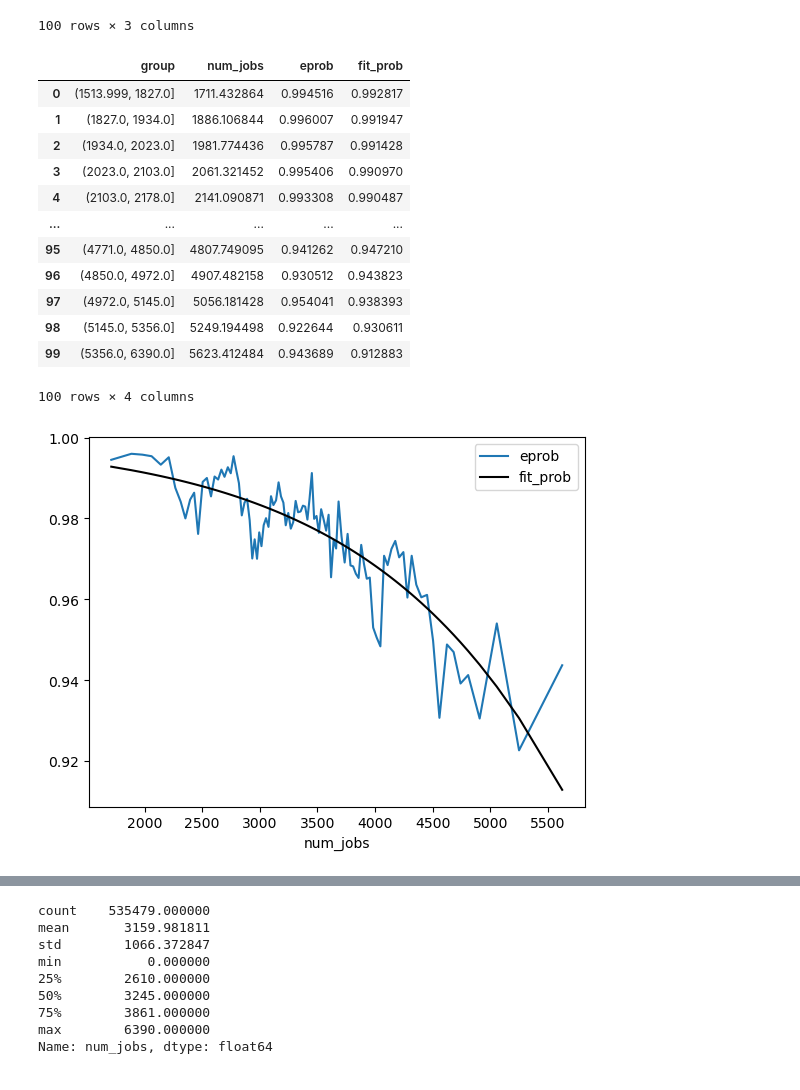
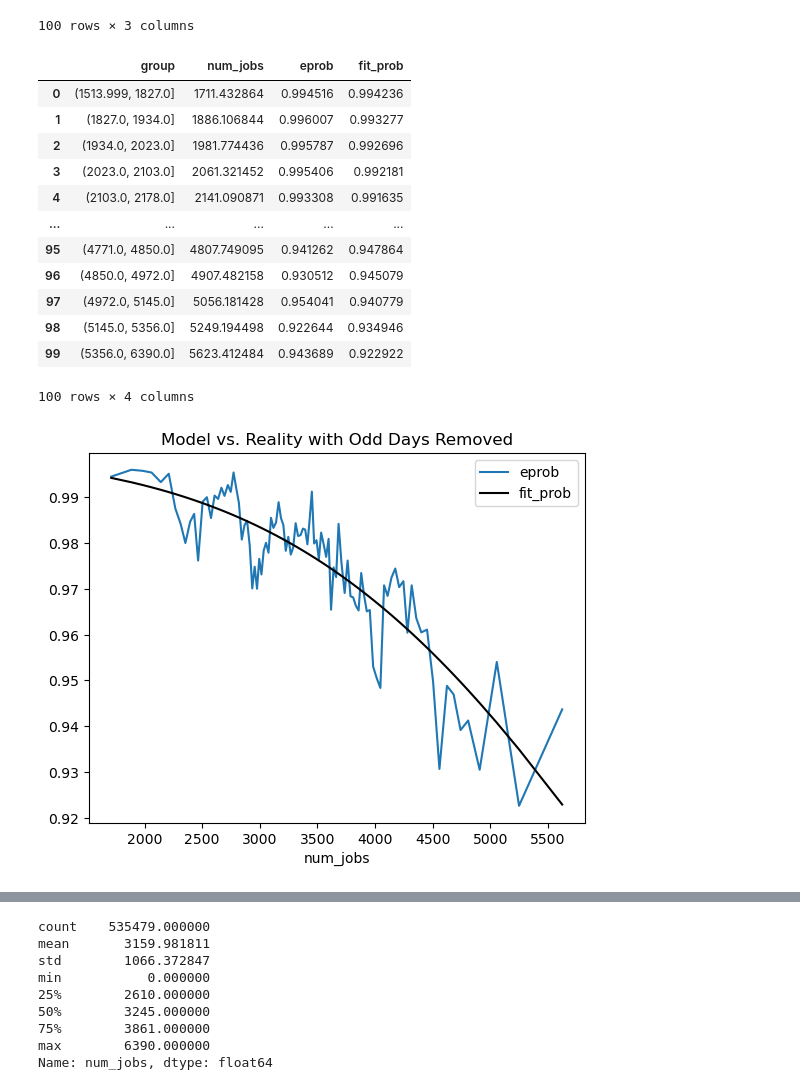
Before and after one commit to nss-data-science-cohort-8/accre-sweet-potato-casserole, a Jupyter notebook: notebooks/AIBranch3.ipynb, the cells around one changed output, grey strips where cells are left out. Cells and saved outputs as stored; diff of their text form; code cells hidden in the pictures.

```diff
--- a/notebooks/AIBranch3.ipynb
+++ b/notebooks/AIBranch3.ipynb
@@ -1333,7 +1344,7 @@ OLS Regression Results
 Notes:
 [1] Standard Errors assume that the covariance matrix of the errors is correctly specified.
 # %%
-test_model = smf.logit('slurm_success ~ num_jobs', data=run_jobs_without_low_dates).fit()
+test_model = smf.logit('slurm_success ~ num_jobs + I(num_jobs**2)', data=run_jobs_without_low_dates).fit()
 test_model.summary()
 # %% [output]
 Optimization terminated successfully.
@@ -1382,23 +1398,23 @@ test_run_jobs_summary['fit_prob'] = test_model.predict(test_run_jobs_summary[['n
 test_run_jobs_summary
 # %% [output]
 |  | group | num_jobs | eprob | fit_prob |
-| 0 | (1513.999, 1827.0] | 1711.432864 | 0.994516 | 0.992817 |
-| 1 | (1827.0, 1934.0] | 1886.106844 | 0.996007 | 0.991947 |
-| 2 | (1934.0, 2023.0] | 1981.774436 | 0.995787 | 0.991428 |
-| 3 | (2023.0, 2103.0] | 2061.321452 | 0.995406 | 0.990970 |
-| 4 | (2103.0, 2178.0] | 2141.090871 | 0.993308 | 0.990487 |
+| 0 | (1513.999, 1827.0] | 1711.432864 | 0.994516 | 0.994236 |
+| 1 | (1827.0, 1934.0] | 1886.106844 | 0.996007 | 0.993277 |
+| 2 | (1934.0, 2023.0] | 1981.774436 | 0.995787 | 0.992696 |
+| 3 | (2023.0, 2103.0] | 2061.321452 | 0.995406 | 0.992181 |
+| 4 | (2103.0, 2178.0] | 2141.090871 | 0.993308 | 0.991635 |
 | ... | ... | ... | ... | ... |
-| 95 | (4771.0, 4850.0] | 4807.749095 | 0.941262 | 0.947210 |
-| 96 | (4850.0, 4972.0] | 4907.482158 | 0.930512 | 0.943823 |
-| 97 | (4972.0, 5145.0] | 5056.181428 | 0.954041 | 0.938393 |
-| 98 | (5145.0, 5356.0] | 5249.194498 | 0.922644 | 0.930611 |
-| 99 | (5356.0, 6390.0] | 5623.412484 | 0.943689 | 0.912883 |
+| 95 | (4771.0, 4850.0] | 4807.749095 | 0.941262 | 0.947864 |
+| 96 | (4850.0, 4972.0] | 4907.482158 | 0.930512 | 0.945079 |
+| 97 | (4972.0, 5145.0] | 5056.181428 | 0.954041 | 0.940779 |
+| 98 | (5145.0, 5356.0] | 5249.194498 | 0.922644 | 0.934946 |
+| 99 | (5356.0, 6390.0] | 5623.412484 | 0.943689 | 0.922922 |
 100 rows × 4 columns
 # %%
 ax = test_run_jobs_summary.plot(x = 'num_jobs', y = 'eprob')
 test_run_jobs_summary.plot(x = 'num_jobs', y = 'fit_prob',
-                color = 'black',
+                color = 'black', title='Model vs. Reality with Odd Days Removed',
                 ax = ax);
 # %% [output]
-[figure, old version]
+[figure, new version]
 # %%
```
Also changed, not shown: parts of 16 cells of this notebook.
